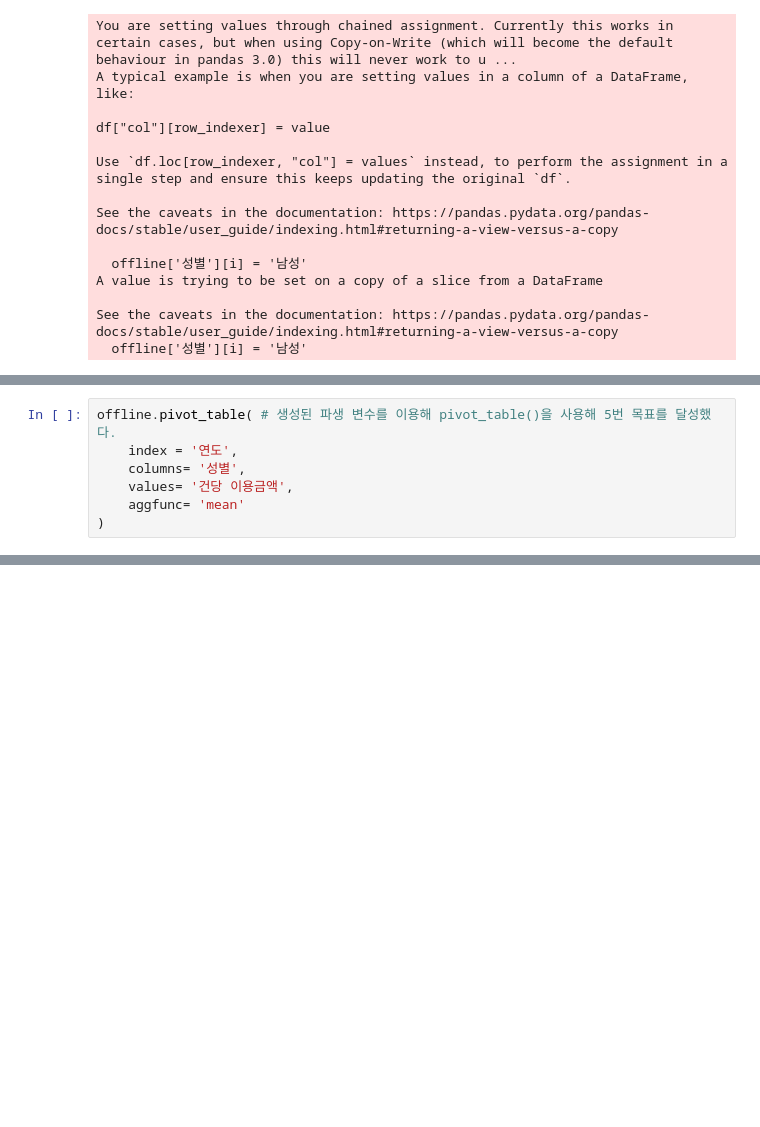
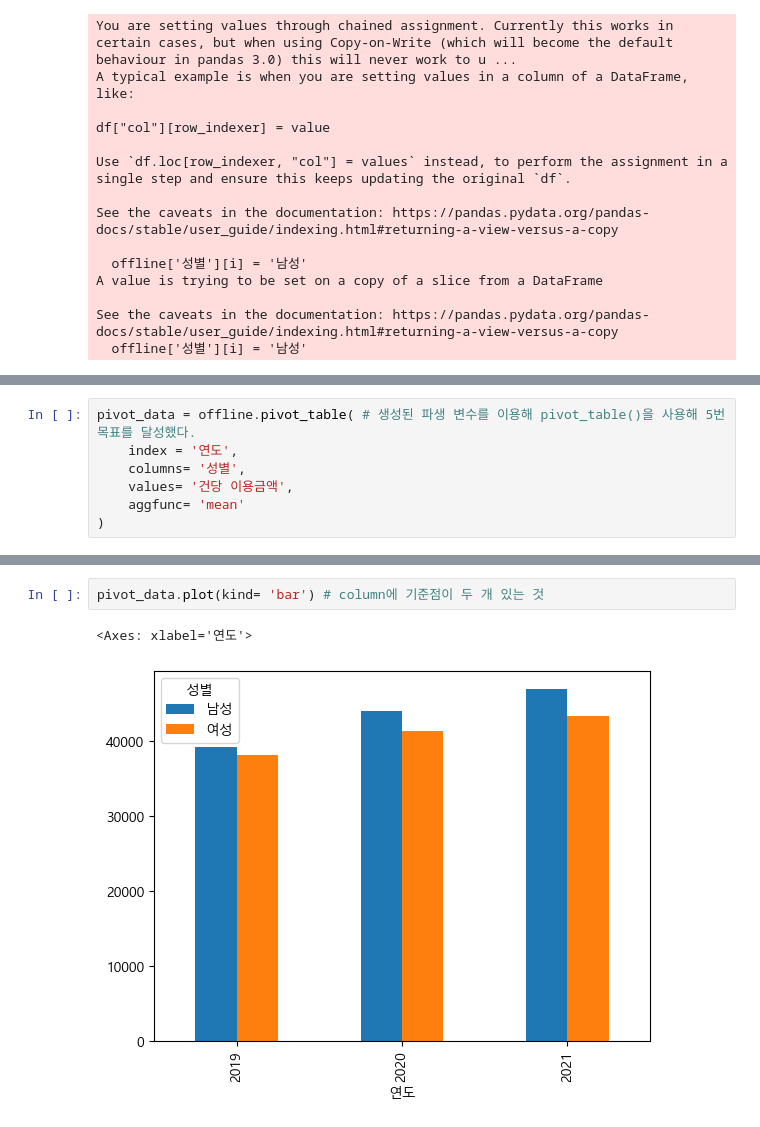
Before and after one commit to do-po/test_1, a Jupyter notebook: Python/24_03_26/card.ipynb, the cells around one changed output, grey strips where cells are left out. Cells and saved outputs as stored; diff of their text form; blank space fills up the shorter version.

```diff
--- a/Python/24_03_26/card.ipynb
+++ b/Python/24_03_26/card.ipynb
@@ -101,5 +103,5 @@ offline[['성별','연도', '건당 이용금액']].groupby(['성별', '연도']
 # %%
-offline.pivot_table( # 생성된 파생 변수를 이용해 pivot_table()을 사용해 5번 목표를 달성했다.
+pivot_data = offline.pivot_table( # 생성된 파생 변수를 이용해 pivot_table()을 사용해 5번 목표를 달성했다.
     index = '연도',
     columns= '성별',
     values= '건당 이용금액',
@@ -113,0 +132,5 @@ offline.pivot_table( # 생성된 파생 변수를 이용해 pivot_table()을 사
+# %%
+pivot_data.plot(kind= 'bar') # column에 기준점이 두 개 있는 것
+# %% [output]
+<Axes: xlabel='연도'>
+[figure, added]
```
Also changed, not shown: parts of 16 cells of this notebook.
